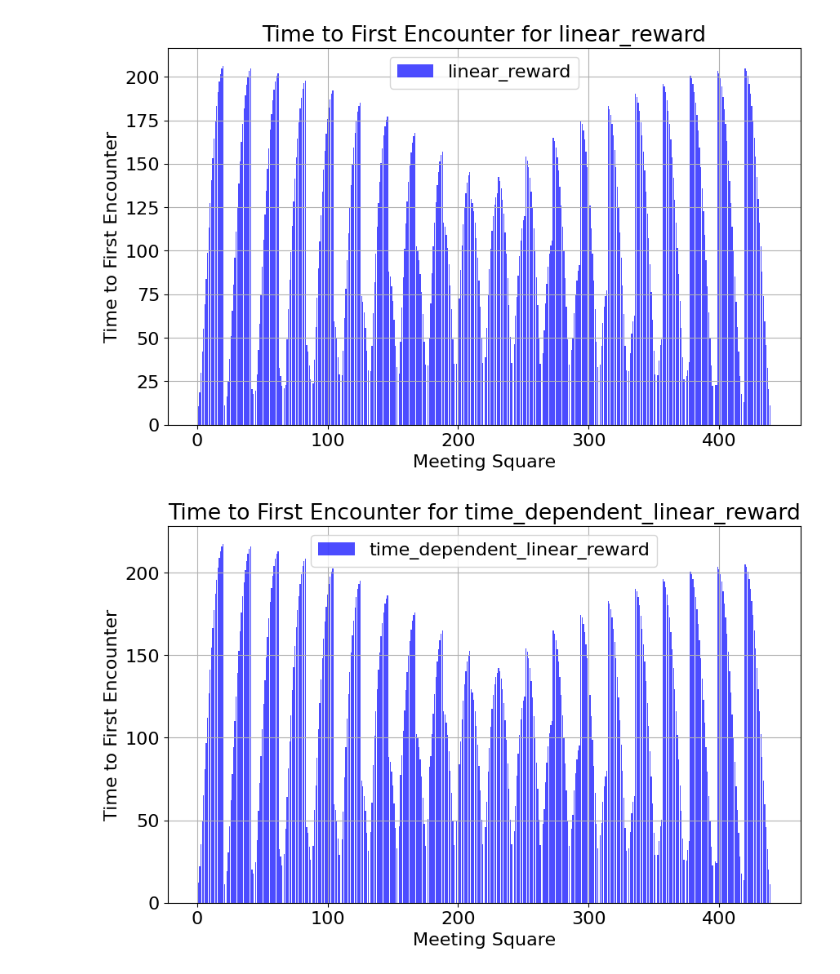
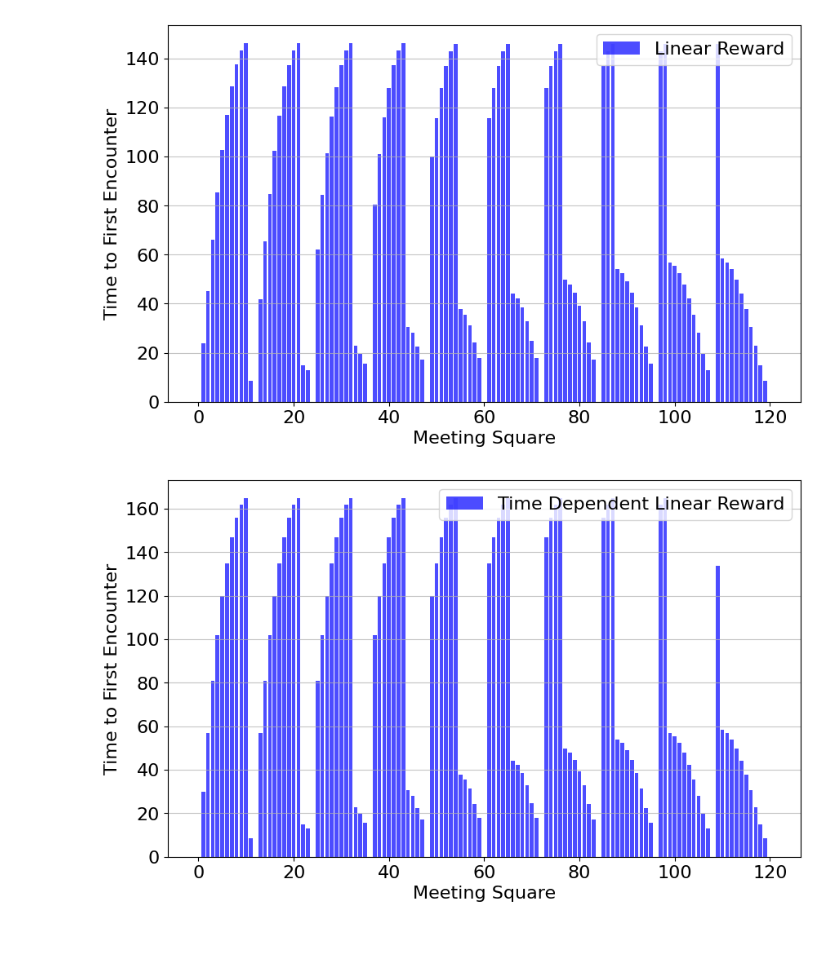
Before and after one commit to Buffoni/smart-walkers, a Jupyter notebook: get_all_the_figures_for_paper.ipynb, the cells around one changed output. Cells and saved outputs as stored; diff of their text form; code cells hidden in the pictures; blank space fills up the shorter version.

```diff
--- a/get_all_the_figures_for_paper.ipynb
+++ b/get_all_the_figures_for_paper.ipynb
@@ -4,8 +4,8 @@ from matplotlib import pyplot as plt
 import swalkers
 
 
-NUMBER_OF_SQUARES = 21
-NUMBER_OF_GAMES = int(1e1)
+NUMBER_OF_SQUARES = 11
+NUMBER_OF_GAMES = 10000
 START_POS_ALICE = 1
 START_POS_BOB = NUMBER_OF_SQUARES - 2
 
@@ -209,7 +248,6 @@ policy_entropy_results = {}
 A_entropy_results = {}
 alice_reward_results = {}
 trained_walkers = {}
-meeting_squares_results = {}
 
 for reward_function in reward_functions:
 
@@ -230,7 +268,7 @@ for reward_function in reward_functions:
     )
 
     results = swalkers.simulation.playgames(
-        walker_alice, walker_bob, NUMBER_OF_SQUARES, reward_function, NUMBER_OF_GAMES
+        walker_alice, walker_bob, NUMBER_OF_SQUARES, reward_function, NUMBER_OF_GAMES, annealing=True
         )
 
     policy_entropy_results[reward_function.__name__] = results['policy_entropy_list']
@@ -239,7 +277,6 @@ for reward_function in reward_functions:
     alice_reward_results[reward_function.__name__] = results['walker_1_rewards']
     number_of_comp_prev = results['number_of_compenetrations_prevented']
     percent_affected_by_comp = number_of_comp_prev / NUMBER_OF_GAMES * 100
-    meeting_squares_results[reward_function.__name__] = results['meeting_squares']
 
     print(f'Number of compenetrations prevented: {number_of_comp_prev}')
     print(f'Percentage of games affected by compenetrations: {percent_affected_by_comp:.2f}%')
@@ -255,12 +335,20 @@ Percentage of games affected by compenetrations: 0.00%
 # %%
+meeting_squares_results_greedy = {}
 
-# Plot the meeting squares
-for key, meeting_squares in meeting_squares_results.items():
-    plt.figure(figsize=(10, 6))
-    plt.hist(meeting_squares, bins=np.arange(NUMBER_OF_SQUARES + 1) - 0.5, density=True, alpha=0.7, label=key)
-    plt.hist(meeting_squares_random, bins=np.arange(NUMBER_OF_SQUARES + 1) - 0.5, density=True, alpha=0.5, label='Random Walkers')
-    plt.xlabel('Meeting Square')
-    plt.ylabel('Frequency')
-    plt.xticks(np.arange(NUMBER_OF_SQUARES))
-    plt.legend()
-    plt.show()
+# Collect meeting squares for each trained walker
+for reward_function, walkers in trained_walkers.items():
+    walker_alice = walkers['walker_alice']
+    walker_bob = walkers['walker_bob']
+
+    walker_alice.learn = False
+    walker_alice.greedy = True
+
+    results = swalkers.simulation.playgames(
+        walker_1=walker_alice,
+        walker_2=walker_bob,
+        world_dimension=NUMBER_OF_SQUARES,
+        reward_function=swalkers.entities.linear_reward,
+        number_of_games=NUMBER_OF_GAMES
+    )
+
+    meeting_squares_results_greedy[reward_function] = results['meeting_squares']
@@ -285,6 +467,7 @@ for key, couple in trained_walkers.items():
     swalkers.utilities.impose_reflective_boundary_conditions(bob_prob_tensor)
 
     A = swalkers.utilities.build_matrix_A(alice_prob_tensor, bob_prob_tensor)
+    A = swalkers.utilities.remove_forbidden_compenetraion_processes(A)
     time_vector, time_matrix = swalkers.functions.calculate_first_encounter_times(A)
 
     time_vectors[key] = time_vector
@@ -293,41 +476,38 @@ for key, couple in trained_walkers.items():
 # Plot the time vectors as a bar plot
 for key, time_vector in time_vectors.items():
     plt.figure(figsize=(10, 6))
-    plt.bar(np.arange(NUMBER_OF_SQUARES**2), time_vector, color='blue', alpha=0.7, label=key)
+    plt.bar(np.arange(NUMBER_OF_SQUARES**2), time_vector, color='blue', alpha=0.7, label=key.replace('_', ' ').title())
     plt.xlabel('Meeting Square')
     plt.ylabel('Time to First Encounter')
     plt.legend()
-    plt.title(f'Time to First Encounter for {key}')
-    plt.grid()
+    plt.grid(axis='y', alpha=0.75)
     plt.show()
 
 for key, matrix in time_matrices.items():
     matrix = np.array(matrix)
     nrows, ncols = matrix.shape
 
     # Create a meshgrid for bar positions
     xpos, ypos = np.meshgrid(np.arange(ncols), np.arange(nrows), indexing="xy")
     xpos = xpos.flatten()
     ypos = ypos.flatten()
     zpos = np.zeros_like(xpos)  # All bars start at height 0
 
     # Bar dimensions
     dx = dy = 0.8  # Width and depth of bars
     dz = matrix.flatten()  # Heights of the bars
 
     # Plotting
     fig = plt.figure(figsize=(8, 6))
     ax = fig.add_subplot(111, projection='3d')
     ax.bar3d(xpos, ypos, zpos, dx, dy, dz, shade=True)
 
-    ax.set_title(f"3D Bar Plot of {key}")
     ax.set_xlabel('Alice Position')
     ax.set_ylabel('Bob Position')
-    ax.set_zlabel('Mean Absorption Time')
     ax.invert_xaxis()  # Invert x-axis to match the original matrix orientation
 
     plt.tight_layout()
     plt.show()
 # %% [output]
-[figure, old version]
+[figure, new version]
-[figure, old version]
+[figure, new version]
```
Also changed, not shown: parts of 14 cells of this notebook, 4 other files.
